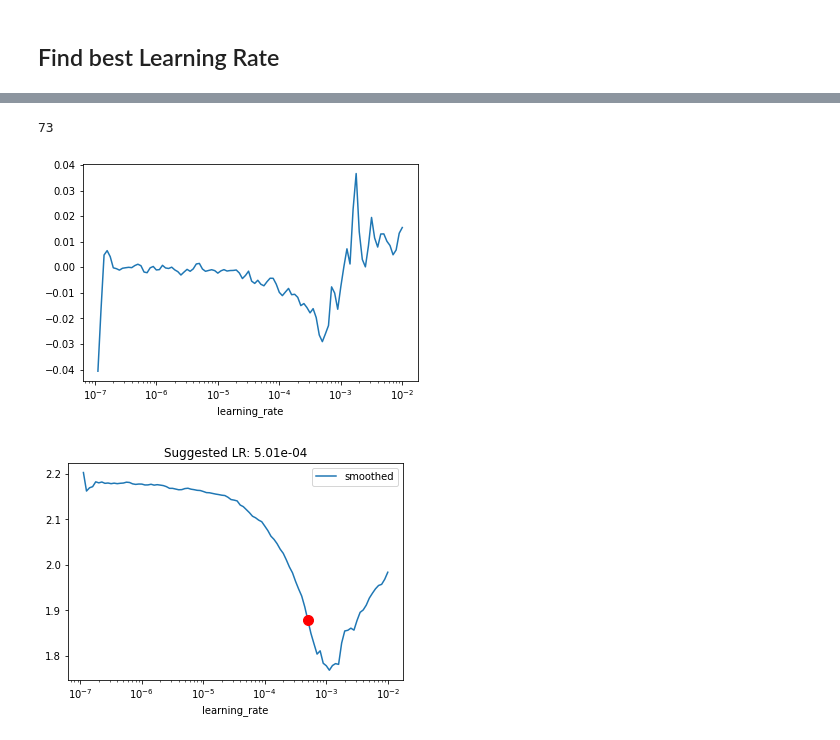
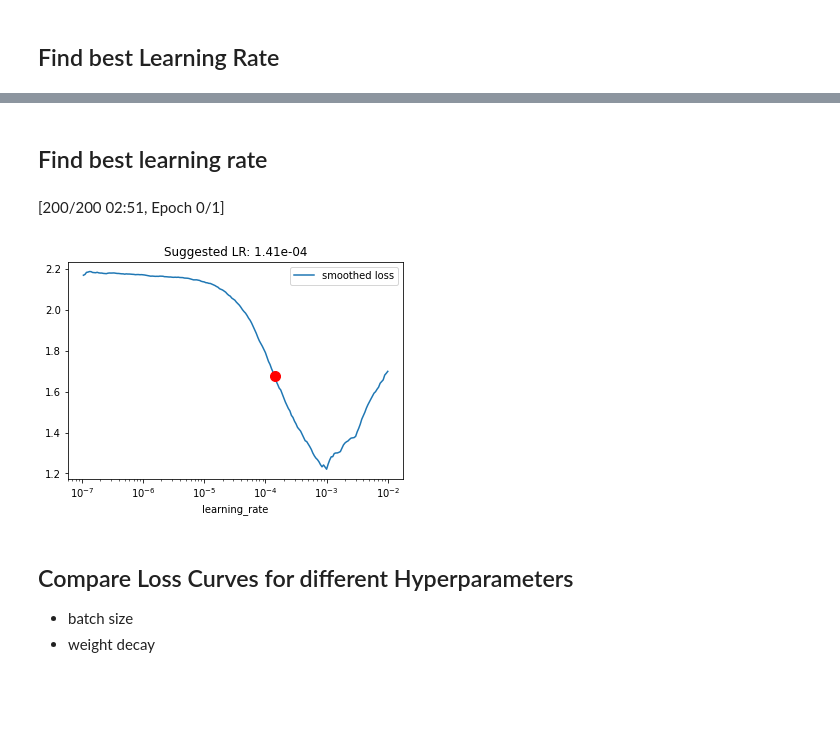
Before and after one commit to goerlitz/nlp-classification, a Jupyter notebook: notebooks/10kGNAD/colab/21e_10kGNAD_huggingface_lr_find.ipynb, the cells around one changed output, grey strips where cells are left out. Cells and saved outputs as stored; diff of their text form; code cells hidden in the pictures; blank space fills up the shorter version.

```diff
--- a/notebooks/10kGNAD/colab/21e_10kGNAD_huggingface_lr_find.ipynb
+++ b/notebooks/10kGNAD/colab/21e_10kGNAD_huggingface_lr_find.ipynb
@@ -202,35 +209,20 @@ plt.ylim([None,loss_s.iloc[0]*1.5]);
-# %%
-# from fastai - https://sgugger.github.io/how-do-you-find-a-good-learning-rate.html#how-do-you-find-a-good-learning-rate
-
-beta = 0.98
-avg_loss = 0.0
-smoothed = []
-
-for i, loss in enumerate(loss_s):
-    i+=1
-    avg_loss = beta * avg_loss + (1-beta) * loss
-    smoothed_loss = avg_loss / (1 - beta**i)
-    smoothed.append(smoothed_loss)
-
-smoothed_s = pd.Series(smoothed, index=loss_s.index)
-
-start=10  # ignore start
-min_grad = np.gradient(smoothed)[start:].argmin() + start
-min_grad
-# %% [output]
-73
-# %%
-pd.Series(np.gradient(smoothed), index=loss_s.index).plot()
-plt.xscale("log")
-# %% [output]
-[figure, removed]
+# %% [markdown]
+## Find best learning rate
+# %%
+loss_s, suggested_lr = lr_find(bs=32, weight_decay=0.0, steps=200)
+# %% [output]
+[200/200 02:51, Epoch 0/1]
 # %%
-# loss_s.plot(label="loss")
-smoothed_s.plot(label="smoothed")
-plt.plot(smoothed_s.index[min_grad], smoothed_s.iloc[min_grad], markersize=10, marker="o", color="red")
+loss_s.plot(label="smoothed loss")
+plt.plot(loss_s.index[suggested_lr], loss_s.iloc[suggested_lr], markersize=10, marker="o", color="red")
 plt.xscale("log")
 plt.legend()
-plt.title(f"Suggested LR: {smoothed_s.index[min_grad]:.2e}");
+plt.title(f"Suggested LR: {loss_s.index[suggested_lr]:.2e}");
 # plt.ylim([None,loss_s.iloc[0]*1.5]);
 # %% [output]
-[figure, old version]
+[figure, new version]
+# %% [markdown]
+## Compare Loss Curves for different Hyperparameters
+
+* batch size
+* weight decay
```
Also changed, not shown: parts of 12 cells of this notebook.
